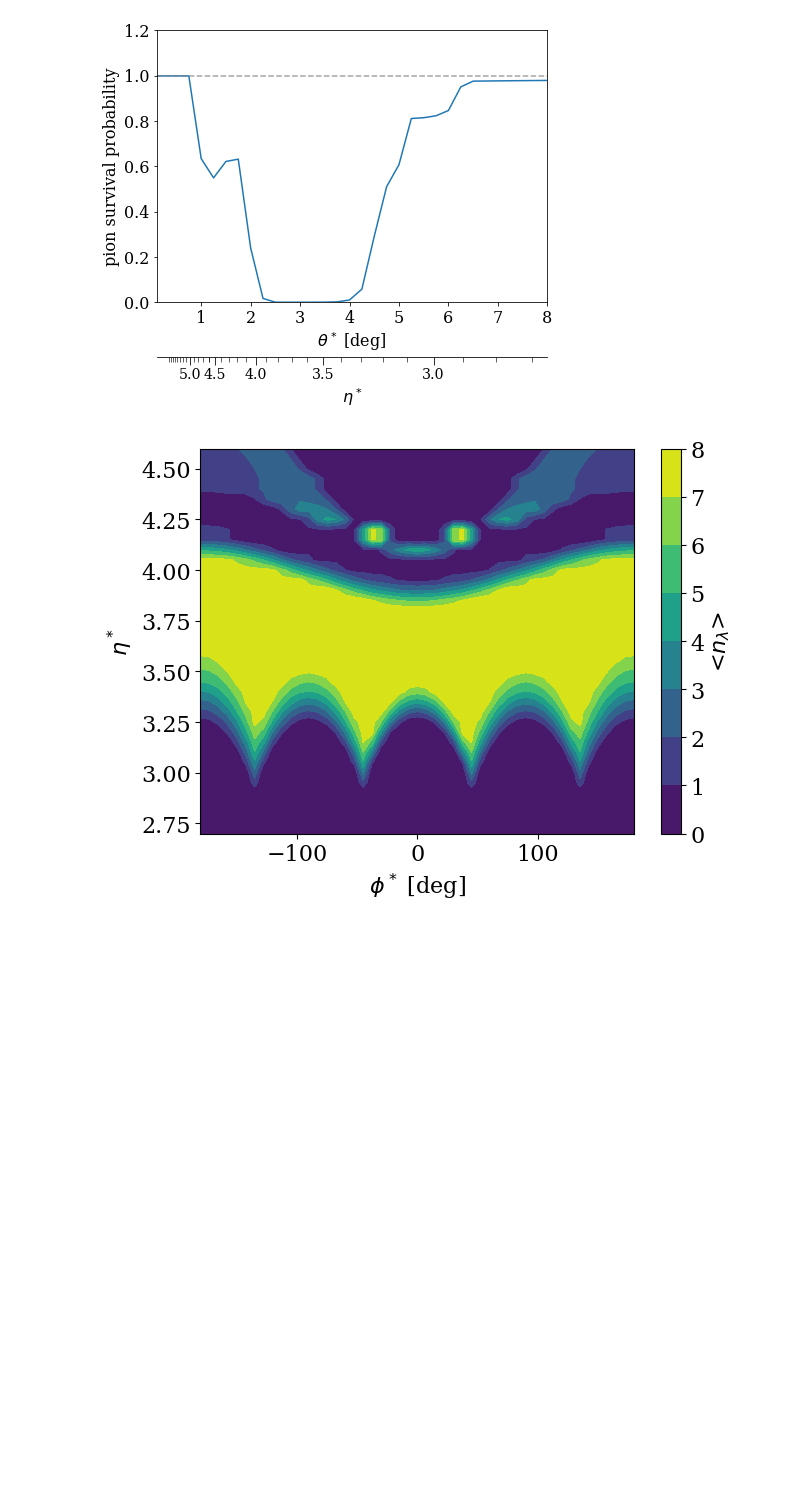
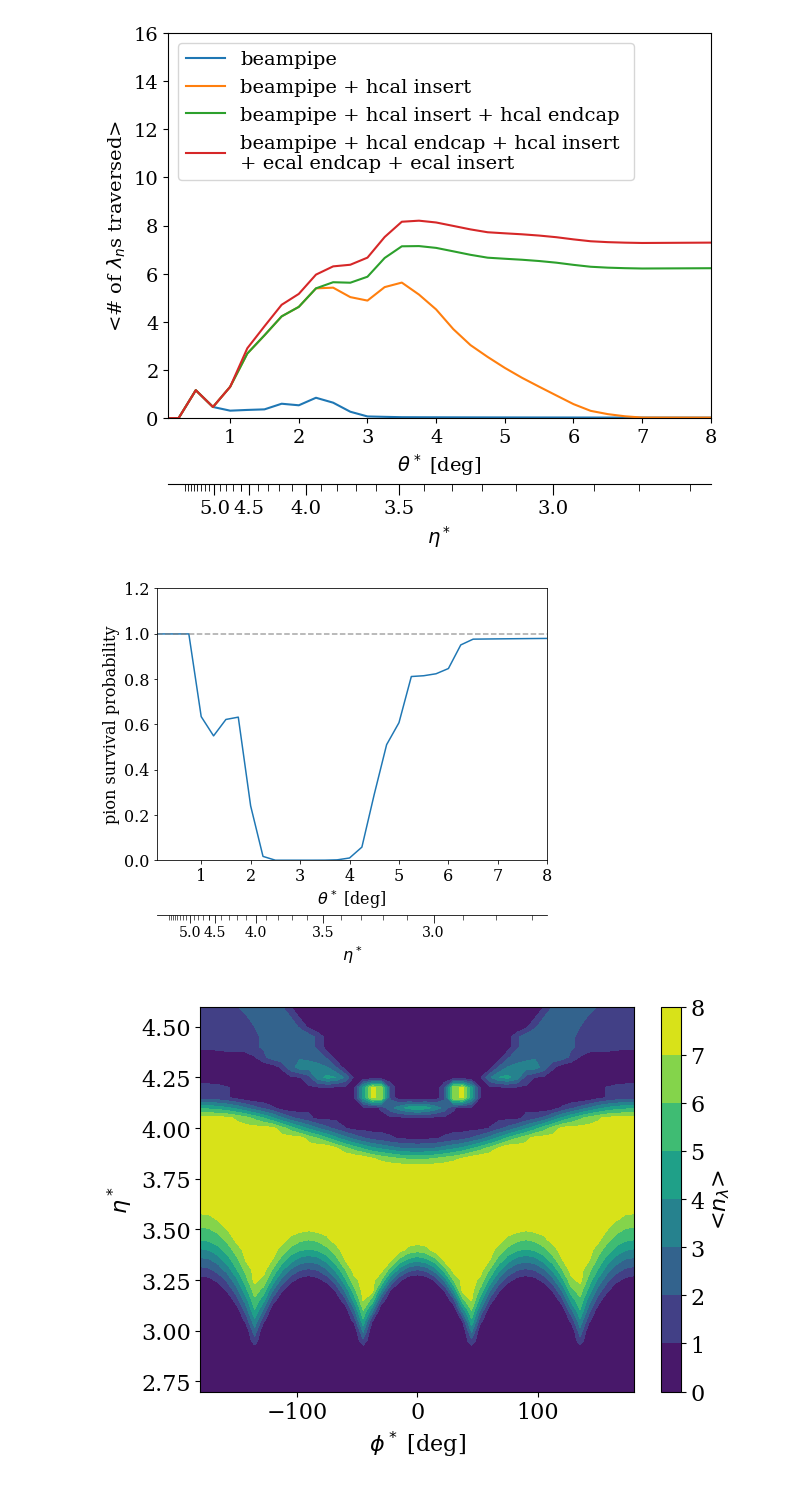
Before and after one commit to rymilton/eic_endcap_insert, a Jupyter notebook: analysis/InteractionLengths.ipynb, the cells around one changed output. Saved outputs shown, nothing was run; the diff lists cells and outputs as text; code cells hidden in the pictures; blank space fills up the shorter version.

```diff
--- a/analysis/InteractionLengths.ipynb
+++ b/analysis/InteractionLengths.ipynb
@@ -64,3 +71,50 @@ fig.savefig("nuclear_interaction_lengths.png")
+# %%
+fig, ax = plt.subplots(1,1, figsize=(7,5))
+plt.xlabel("$\\theta^*$ [deg]",fontsize=14)
+plt.xlim(0.1, 8)
+plt.ylim(0, 16)
+plt.ylabel("<# of $\\lambda_n$s traversed>", fontsize=14)
+
+ax.tick_params(axis='x', which='major', labelsize=14)
+ax.tick_params(axis='y', which='major', labelsize=14)
+# copied and pasted from the output of integrated_interaction_lengths.py
+# note: need to re-run this command using the 30 W 21 steel geometry.  I ran this earlier,
+# and created the plot that is in the paper.  However, I didn't have time to check it into
+# github before my internal harddrive died.
+
+thetas=pd.Series([0.0, 0.004363323129985824, 0.008726646259971648, 0.01308996938995747, 0.017453292519943295, 0.02181661564992912, 0.02617993877991494, 0.030543261909900768, 0.03490658503988659, 0.039269908169872414, 0.04363323129985824, 0.04799655442984406, 0.05235987755982988, 0.056723200689815706, 0.061086523819801536, 0.06544984694978735, 0.06981317007977318, 0.074176493209759, 0.07853981633974483, 0.08290313946973066, 0.08726646259971647, 0.0916297857297023, 0.09599310885968812, 0.10035643198967394, 0.10471975511965977, 0.1090830782496456, 0.11344640137963141, 0.11780972450961724, 0.12217304763960307, 0.1265363707695889, 0.1308996938995747, 0.13526301702956053, 0.13962634015954636, 0.14398966328953217, 0.148352986419518, 0.15271630954950383, 0.15707963267948966, 0.16144295580947549, 0.16580627893946132, 0.17016960206944715, 0.17453292519943295])
+
+#nils_all=[0.0008138770000000001, 0.0008143149999999999, 0.0008157260833333335, 0.0008184810416666668, 0.8842103166666667, 0.9708826225833334, 0.9330432020416666, 1.0132483062083333, 3.6025721666666666, 7.200575416666667, 9.610249166666668, 9.860333749999997, 9.804306249999998, 9.768613333333333, 9.669777499999999, 9.41273375, 9.035848333333332, 8.61346625, 8.173389166666666, 7.879665833333333, 7.670766666666668, 7.51081125, 7.449920000000001, 7.3946425, 7.346355416666666, 7.281160833333334, 7.275162916666666, 7.27819375, 7.281417083333333, 7.284824166666666, 7.288414166666667, 7.2921804166666675, 7.296124166666668, 7.300237499999999, 7.304523333333333, 7.3089775, 7.3135995833333345, 7.3183854166666675, 7.323337083333333, 7.3284512500000005, 7.333729583333333]
+#nils_hcal_insert_beampipe=[0.0008138770000000001, 0.0008143149999999999, 0.0008157260833333335, 0.0008184810416666668, 0.8842103166666667, 0.9708826225833334, 0.9330432020416666, 1.0132483062083333, 3.5957142500000003, 6.7525200000000005, 8.786090416666667, 8.80558625, 8.749327916666665, 8.67861, 8.371723333333334, 7.513064166666667, 6.236114583333333, 4.756610833333333, 3.2102244666666664, 2.1878764208333337, 1.4521271291666666, 0.8897355708333334, 0.6711343083333333, 0.47007974583333345, 0.28604735000000003, 0.055075254166666664, 0.024183862499999997, 0.0235382375, 0.0229407875, 0.022386354166666674, 0.021870495833333333, 0.021389304166666668, 0.02093945833333333, 0.020518025, 0.020122454166666665, 0.019750429166666663, 0.019399975000000003, 0.019069341666666666, 0.018756874999999996, 0.018461195833333336, 0.0181810125]
+#nils_beampipe = [0.0008138770000000001, 0.0008143149999999999, 0.0008157260833333335, 0.0008184810416666668, 0.8842103166666667, 0.9708826225833334, 0.9330432020416666, 1.0132483062083333, 0.42305954166666654, 0.311824625, 0.24166342083333334, 0.18952728333333332, 0.13137694583333331, 0.10507061666666667, 0.0840878, 0.06224010833333335, 0.037744791666666666, 0.03369137083333333, 0.032126375000000006, 0.030740037500000008, 0.02950285416666666, 0.028391604166666664, 0.02738783333333333, 0.0264764375, 0.02564515833333333, 0.024883795833333333, 0.024183862499999997, 0.0235382375, 0.0229407875, 0.022386354166666674, 0.021870495833333333, 0.021389304166666668, 0.02093945833333333, 0.020518025, 0.020122454166666665, 0.019750429166666663, 0.019399975000000003, 0.019069341666666666, 0.018756874999999996, 0.018461195833333336, 0.0181810125]
+#nils_hcal_endcap_hcal_insert_beampipe= [0.0008138770000000001, 0.0008143149999999999, 0.0008157260833333335, 0.0008184810416666668, 0.8842103166666667, 0.9708826225833334, 0.9330432020416666, 1.0132483062083333, 3.5957142500000003, 6.7525200000000005, 8.786090416666667, 8.80558625, 8.749327916666665, 8.71338, 8.614275416666667, 8.356935833333333, 7.979740416666665, 7.5570249999999985, 7.116597083333332, 6.8224975, 6.61320375, 6.452835833333334, 6.39151, 6.335778749999999, 6.287015833333334, 6.2213216666666655, 6.214807916666667, 6.217302083333333, 6.219967083333334, 6.2227933333333345, 6.225783749999998, 6.2289304166666675, 6.232229583333332, 6.23568125, 6.239283333333333, 6.243030833333335, 6.246924166666667, 6.25096125, 6.255142916666668, 6.259466666666667, 6.2639312500000015]
+nils_all=[0.0007163380000000001, 0.0007163450000000001, 1.1600789166666667, 0.4637925453750001, 1.300299422375, 2.9026605848333342, 3.8171411722916666, 4.70964529425, 5.162469651875001, 5.9635854166666675, 6.3065067500000005, 6.374096416666667, 6.669859166666668, 7.525929166666668, 8.161402083333336, 8.20533125, 8.130316666666666, 7.987688333333335, 7.843192083333332, 7.724362499999999, 7.680463749999999, 7.6395124999999995, 7.586820416666669, 7.518647500000001, 7.428458333333334, 7.350140000000001, 7.3131275, 7.291964166666666, 7.278940000000001, 7.28236, 7.28596, 7.289739999999999, 7.293689999999999, 7.297809999999999, 7.3021, 7.30656, 7.311180000000001, 7.315969999999997, 7.32092, 7.326030000000002, 7.331310000000001]
+nils_hcal_endcap_hcal_insert_beampipe= [0.0007163380000000001, 0.0007163450000000001, 1.1600789166666667, 0.4637925453750001, 1.300299422375, 2.683400168166667, 3.4412095056250003, 4.228186127583333, 4.6233600685416665, 5.392659166666668, 5.647626333333334, 5.627425583333334, 5.87634125, 6.654961666666666, 7.140551249999999, 7.149869166666668, 7.074536666666664, 6.931578333333334, 6.786732083333334, 6.667524583333332, 6.623239166666665, 6.581871250000002, 6.528742083333332, 6.4601175, 6.3694500000000005, 6.29064, 6.253107499999999, 6.231413333333333, 6.21783, 6.220669999999999, 6.223669999999999, 6.22683, 6.230130000000002, 6.23359, 6.2372000000000005, 6.240949999999999, 6.24485, 6.24889, 6.25307, 6.25739, 6.2618599999999995]
+nils_beampipe=[0.0007163380000000001, 0.0007163450000000001, 1.1600789166666667, 0.4637925453750001, 0.30975038070833344, 0.34036400149999996, 0.3637332139583333, 0.59810929425, 0.5333294435416667, 0.8464774583333332, 0.6419403333333333, 0.26556625, 0.07005936666666666, 0.0533984875, 0.0384425, 0.0363481, 0.0345161, 0.032900099999999995, 0.0314643, 0.030180099999999998, 0.0290248, 0.027980100000000004, 0.0270309, 0.026164699999999996, 0.0253712, 0.024641699999999992, 0.023968800000000002, 0.0233462, 0.0227686, 0.0222313, 0.021730400000000007, 0.0212622, 0.0208238, 0.0204124, 0.020025700000000004, 0.0196616, 0.019318200000000004, 0.0189938, 0.018687000000000002, 0.0183963, 0.018120699999999997]
+nils_hcal_insert_beampipe=[0.0007163380000000001, 0.0007163450000000001, 1.1600789166666667, 0.4637925453750001, 1.300299422375, 2.683400168166667, 3.4412095056250003, 4.228186127583333, 4.6233600685416665, 5.392659166666668, 5.421791333333332, 5.028926416666668, 4.884534599999999, 5.444180379166667, 5.6329776041666655, 5.134351687500001, 4.516479604166666, 3.698380029166666, 3.0350011958333334, 2.542725470833333, 2.0877009333333336, 1.6766729875, 1.3054981375, 0.9424670791666667, 0.5822235666666667, 0.3023421666666667, 0.16563973333333334, 0.07617743333333334, 0.0227686, 0.0222313, 0.021730400000000007, 0.0212622, 0.0208238, 0.0204124, 0.020025700000000004, 0.0196616, 0.019318200000000004, 0.0189938, 0.018687000000000002, 0.0183963, 0.018120699999999997]
+
+plt.plot(thetas*180/np.pi, nils_beampipe, label="beampipe")
+plt.plot(thetas*180/np.pi, nils_hcal_insert_beampipe, label="beampipe + hcal insert")
+plt.plot(thetas*180/np.pi, nils_hcal_endcap_hcal_insert_beampipe, label="beampipe + hcal insert + hcal endcap")
+plt.plot(thetas*180/np.pi, nils_all, label="beampipe + hcal endcap + hcal insert \n+ ecal endcap + ecal insert")
+
+plt.legend(loc='upper left', fontsize=14)
+theta2eta=lambda theta:-np.log(np.tan(np.radians(theta)/2))
+eta2theta=lambda eta:np.degrees(np.arctan(np.exp(-eta))*2)
+ax2 = ax.secondary_xaxis(-0.17, functions=(theta2eta,eta2theta))
+ax2.set_xlabel("$\eta^*$",fontsize=14)
+ax2.set_xticks([2.5, 3, 3.5, 4, 4.5, 5], which='major')
+ax2.set_xticks([2.6,2.7,2.8, 2.9, 3.1,3.2,3.3,3.4,3.6,3.7,3.8,3.9,
+                4.1,4.2,4.3,4.4,4.6,4.5,4.6,4.7,4.8,4.9, 5.1,5.2,5.3,5.4,5.5,5.6, 5.7,5.8],
+               minor=True, labelsize=0)
+ax2.tick_params(axis='x', which='major', labelsize=14, length=8)
+ax2.tick_params(axis='x', which='minor', labelsize=0, length=5)
+#help(ax.secondary_xaxis)
+fig.savefig("plots/nuclear_interaction_lengths_thetastar.pdf")
+fig.savefig("plots/nuclear_interaction_lengths_thetastar.png")
+plt.show()
+# %% [output]
+[figure, added]
 # %%
 fig, ax = plt.subplots(1,1, figsize=(7,5))
 plt.xlabel("$\\theta^*$ [deg]")
```
Also changed, not shown: parts of 3 cells of this notebook, 4 other files.
